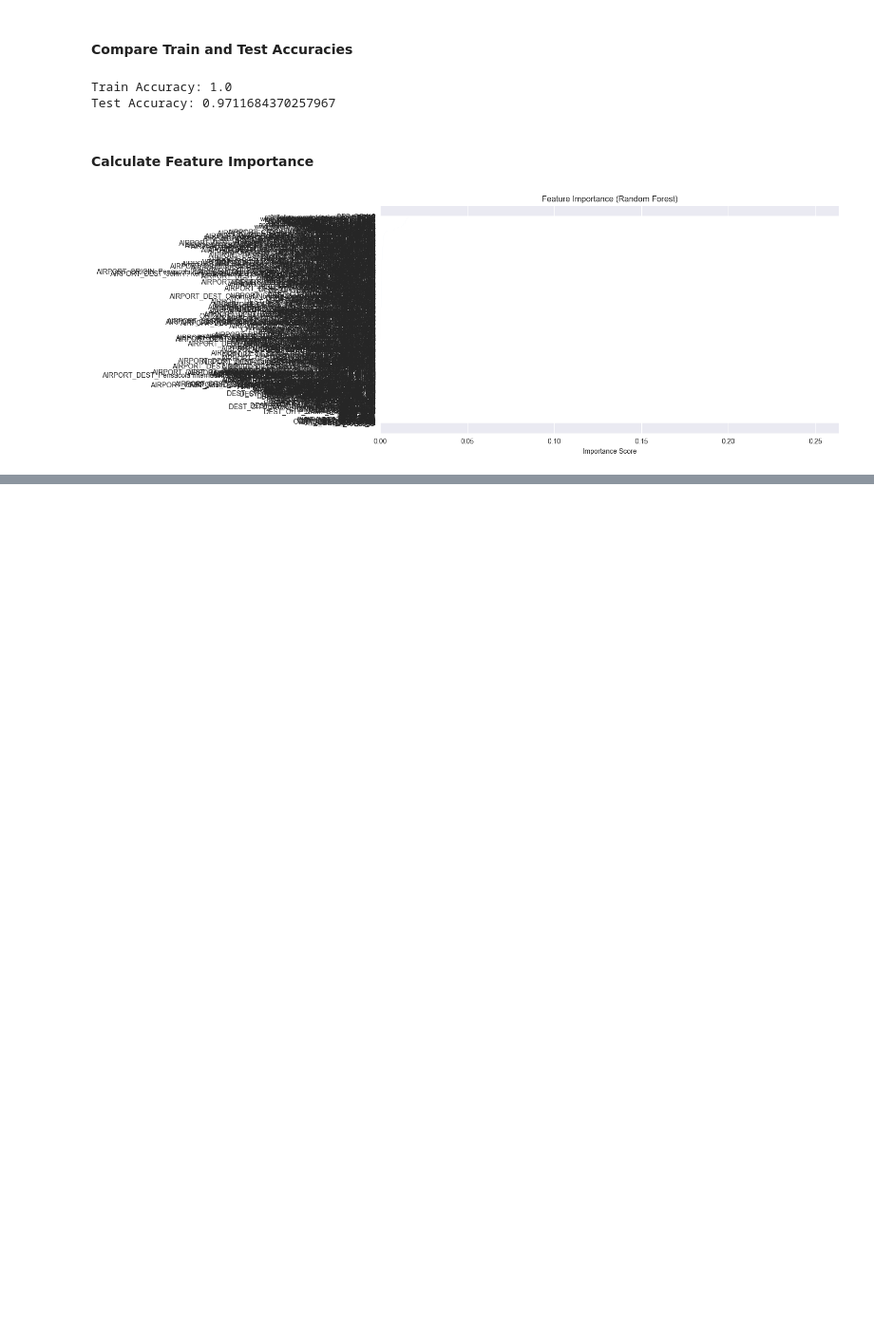
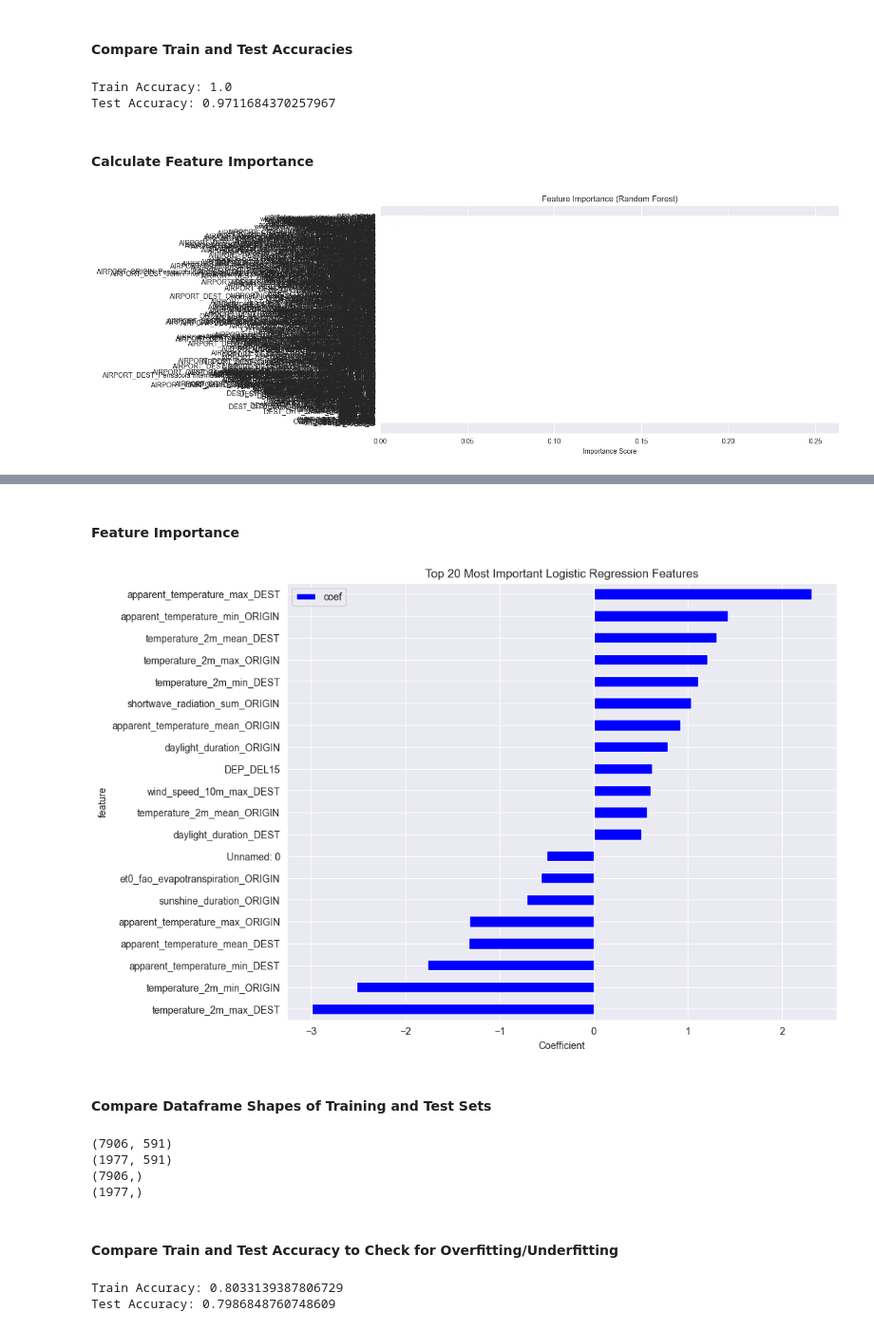
Before and after one commit to Lanthanum89/Data-Science-Group-Project-Weather-Delays, a Jupyter notebook: Data Project Notebook.ipynb, the cells around one changed output, grey strips where cells are left out. Shown: that part at 95% size. Cells and saved outputs as stored; diff of their text form; code cells hidden in the pictures; blank space fills up the shorter version.

```diff
--- a/Data Project Notebook.ipynb
+++ b/Data Project Notebook.ipynb
@@ -769,0 +785,46 @@ plt.show()
+# %% [markdown]
+#### Feature Importance
+# %%
+# Coefficients
+coefs = pd.DataFrame({
+    "feature": X_train.columns,
+    "coef": clf.coef_[0]
+})
+
+# Take absolute value for importance
+coefs["importance"] = np.abs(coefs["coef"])
+
+# Get top 20
+top_coefs = coefs.sort_values("importance", ascending=False).head(20)
+
+# Plot
+top_coefs.sort_values("coef").plot(
+    kind="barh", x="feature", y="coef", figsize=(10,8), color="blue"
+)
+plt.xlabel("Coefficient")
+plt.title("Top 20 Most Important Logistic Regression Features")
+plt.show()
+# %% [output]
+[figure, added]
+# %% [markdown]
+#### Compare Dataframe Shapes of Training and Test Sets
+# %%
+print(X_train_scaled.shape)
+print(X_test_scaled.shape)
+print(y_train.shape)
+print(y_test.shape)
+# %% [output]
+(7906, 591)
+(1977, 591)
+(7906,)
+(1977,)
+# %% [markdown]
+#### Compare Train and Test Accuracy to Check for Overfitting/Underfitting
+# %%
+#train accuracy : How well your model performs on the data it was trained on (X_train_scaled, y_train)
+#test accuracy : How well your model performs on new, unseen data (X_test_scaled, y_test)
+print("Train Accuracy:", clf.score(X_train_scaled, y_train))
+print("Test Accuracy:", clf.score(X_test_scaled, y_test))
+# %% [output]
+Train Accuracy: 0.8033139387806729
+Test Accuracy: 0.7986848760748609
```
Also changed, not shown: parts of 34 cells of this notebook, 1 other file.
